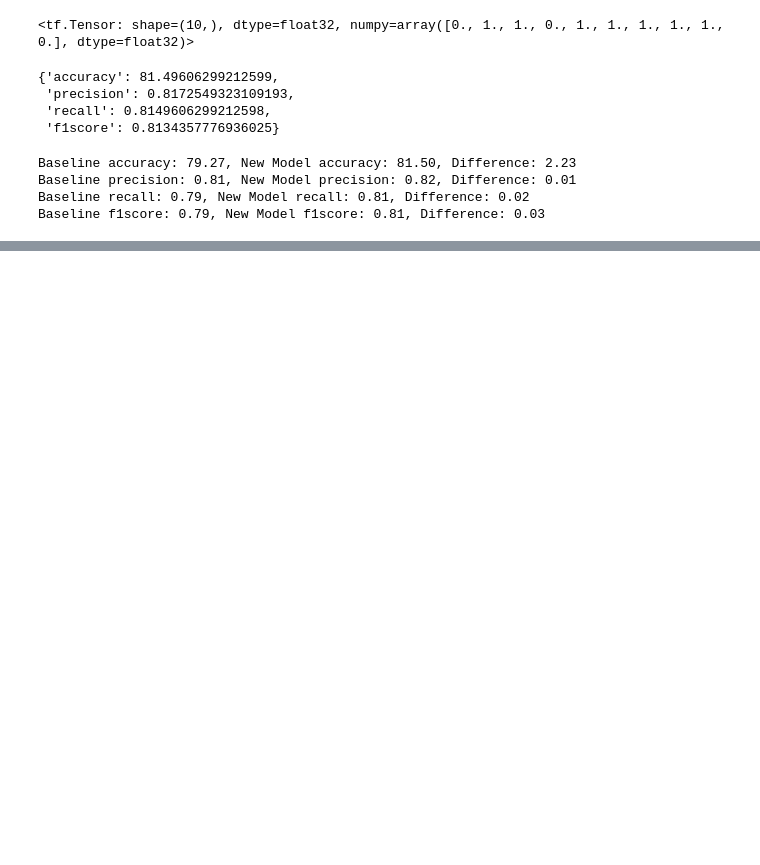
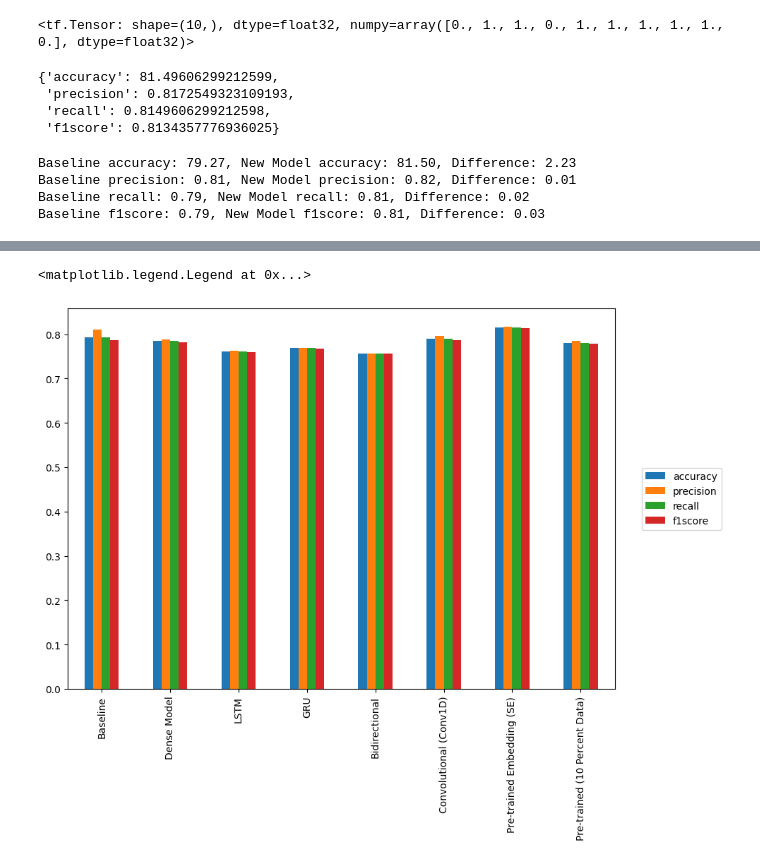
Before and after one commit to milad818/ml-frameworks, a Jupyter notebook: tensorflow/08_tf_natural_language_processing.ipynb, the cells around one changed output, grey strips where cells are left out. Saved outputs shown, nothing was run; the diff lists cells and outputs as text; code cells hidden in the pictures; blank space fills up the shorter version.

Commit message:
Implement model 7 and compare all - NLP task (08_tf)

```diff
--- a/tensorflow/08_tf_natural_language_processing.ipynb
+++ b/tensorflow/08_tf_natural_language_processing.ipynb
@@ -1461,0 +1557,4 @@ Baseline f1score: 0.79, New Model f1score: 0.81, Difference: 0.03
+# %%
+# Compute results
+model7_results = compute_results(val_labels, model7_preds)
+model7_results
@@ -1461,0 +1576,11 @@ Baseline f1score: 0.79, New Model f1score: 0.81, Difference: 0.03
+# %%
+all_models_results = pd.DataFrame({"Baseline": baseline_results,
+                                   "Dense Model": model1_results,
+                                   "LSTM": model2_results,
+                                   "GRU": model3_results,
+                                   "Bidirectional": model4_results,
+                                   "Convolutional (Conv1D)": model5_results,
+                                   "Pre-trained Embedding (SE)": model6_results,
+                                   "Pre-trained (10 Percent Data)": model7_results})
+
+all_models_results
@@ -1461,0 +1595,3 @@ Baseline f1score: 0.79, New Model f1score: 0.81, Difference: 0.03
+# %%
+all_models_results = all_models_results.transpose()
+all_models_results
@@ -1461,0 +1608,14 @@ Baseline f1score: 0.79, New Model f1score: 0.81, Difference: 0.03
+# %%
+# Reduce the accuracy to same scale as other metrics
+all_models_results["accuracy"] = all_models_results["accuracy"]/100
+# %%
+# Plot all the results achieved by different models
+figure = all_models_results.plot(kind="bar",
+                                 figsize=(10, 7))
+
+figure.legend(bbox_to_anchor=(1.04, 0.5),
+              loc="center left",
+              labels=all_models_results.columns)
+# %% [output]
+<matplotlib.legend.Legend at 0x...>
+[figure, added]
```
Also changed, not shown: parts of 36 cells of this notebook.
